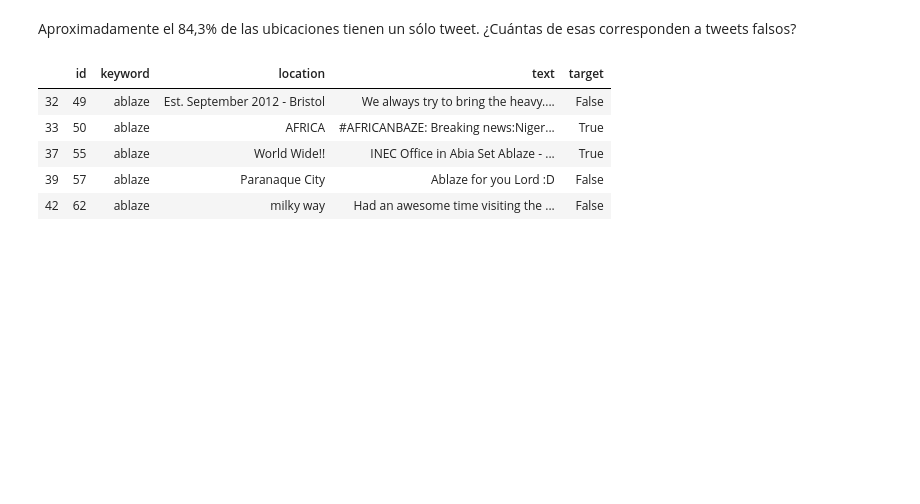
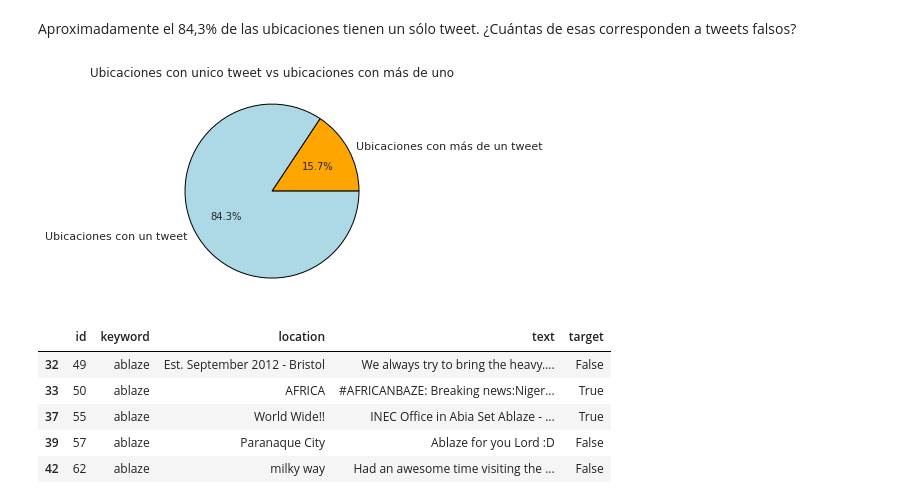
Before and after one commit to alepenaa94/TP1_Real_or_Not, a Jupyter notebook: TP1_Real_or_Not.ipynb, the cells around one changed output. Saved outputs shown, nothing was run; the diff lists cells and outputs as text; code cells hidden in the pictures; blank space fills up the shorter version.

Commit message:
algunos graficos mas

```diff
--- a/TP1_Real_or_Not.ipynb
+++ b/TP1_Real_or_Not.ipynb
@@ -211,6 +221,20 @@ Ubicaciones diferentes: 3342
 Porcentaje de ubicaciones que solo aparecen 1 vez: 84.32076600837821
 # %% [markdown]
 Aproximadamente el 84,3% de las ubicaciones tienen un sólo tweet. ¿Cuántas de esas corresponden a tweets falsos?
+# %%
+#Grafico para mostrar porcentajes
+total = len(train_df['location'].unique())
+unicos = location_with_one_tweet.count()
+
+slices = [total-unicos,unicos]
+m_labels = ['Ubicaciones con más de un tweet','Ubicaciones con un tweet']
+m_colors = ['orange','lightblue']
+
+plt.pie(slices,labels=m_labels,colors = m_colors,autopct ='%1.1f%%', wedgeprops={'edgecolor':'black'})
+plt.title("Ubicaciones con unico tweet vs ubicaciones con más de uno")
+plt.show()
+# %% [output]
+[figure, added]
 # %%
 # Agrupo y filtro para quedarme con los q tienen 1 tweet
 tweets_one_location = train_df.groupby("location").filter(lambda x: len(x) == 1)
```
Also changed, not shown: parts of 40 cells of this notebook.
